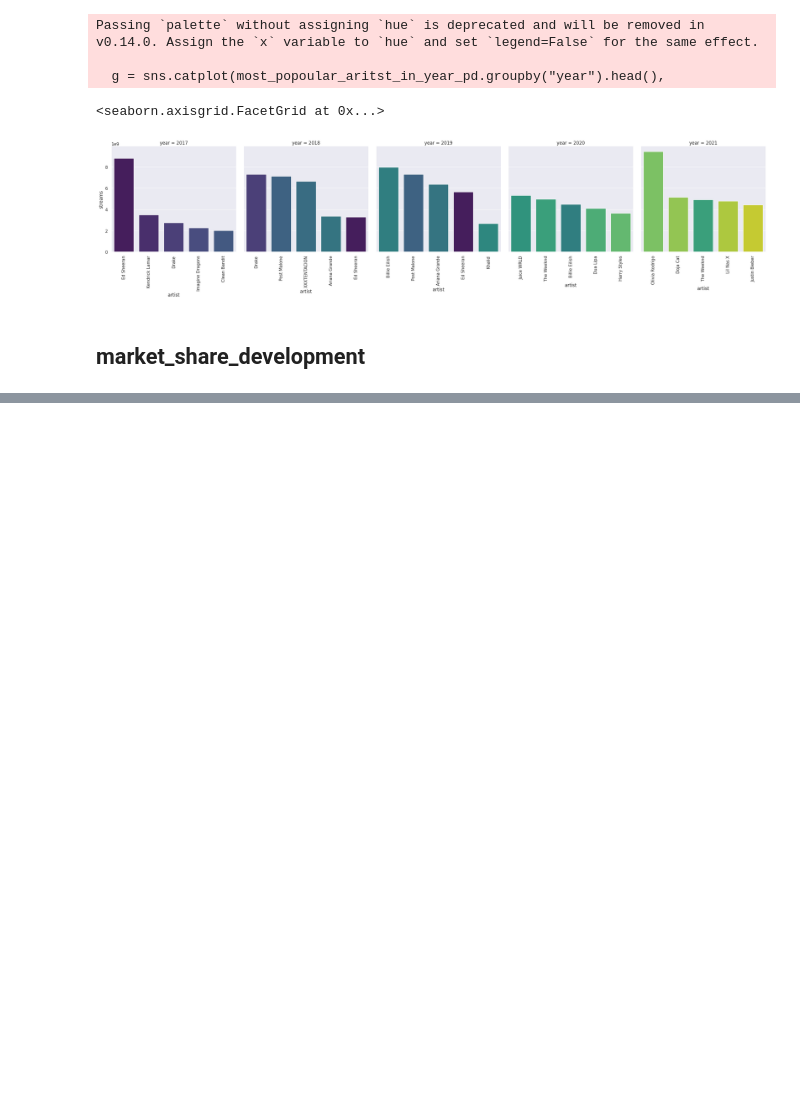
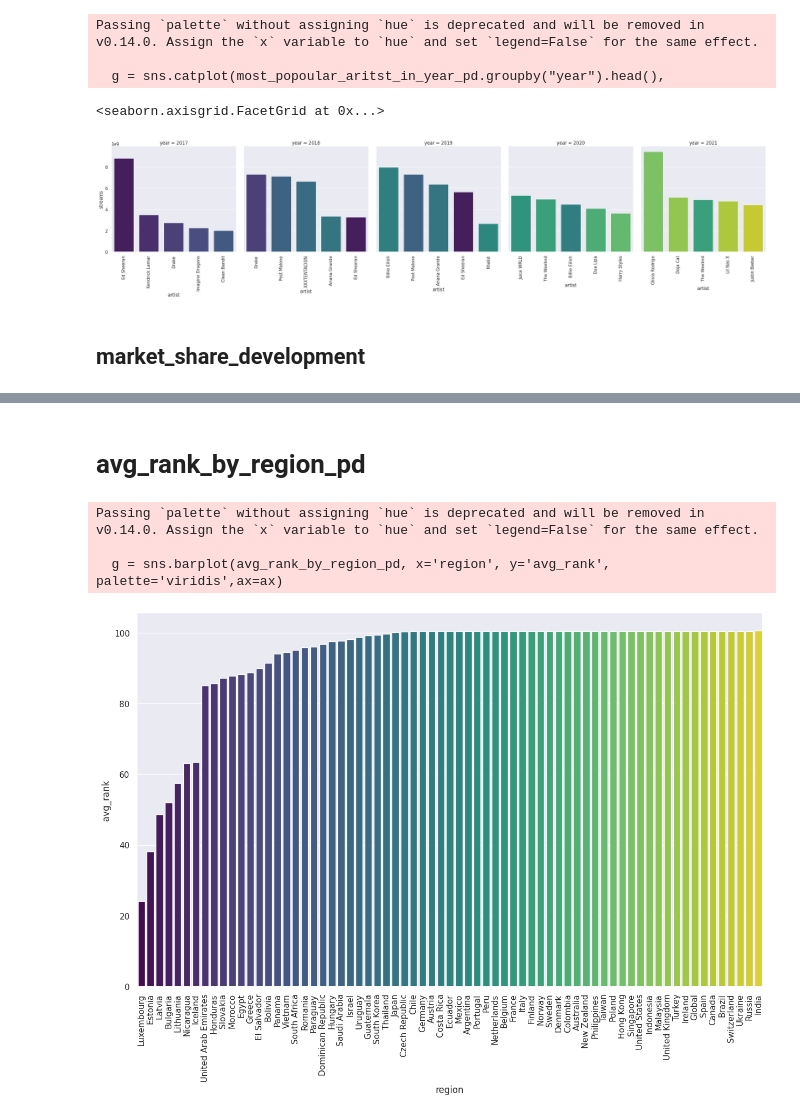
Before and after one commit to meluzyn100/Big_Data, a Jupyter notebook: projekt/analiza.ipynb, the cells around one changed output, grey strips where cells are left out. Saved outputs shown, nothing was run; the diff lists cells and outputs as text; code cells hidden in the pictures; blank space fills up the shorter version.

Commit message:
results

```diff
--- a/projekt/analiza.ipynb
+++ b/projekt/analiza.ipynb
@@ -156,0 +210,14 @@ Passing `palette` without assigning `hue` is deprecated and will be removed in v
+# %% [markdown]
+# avg_rank_by_region_pd
+# %%
+with open(results_path + "avg_rank_by_region_of_best_song.pkl", "rb") as f:
+    avg_rank_by_region_pd = pickle.load(f)
+gif, ax = plt.subplots(figsize=(15, 9))
+g = sns.barplot(avg_rank_by_region_pd, x='region', y='avg_rank', palette='viridis',ax=ax)
+g.set_xticklabels(avg_rank_by_region_pd["region"], rotation=90)
+plt.show()
+# %% [output]
+Passing `palette` without assigning `hue` is deprecated and will be removed in v0.14.0. Assign the `x` variable to `hue` and set `legend=False` for the same effect.
+
+  g = sns.barplot(avg_rank_by_region_pd, x='region', y='avg_rank', palette='viridis',ax=ax)
+[figure, added]
```
Also changed, not shown: parts of 14 cells of this notebook, 6 other files.
